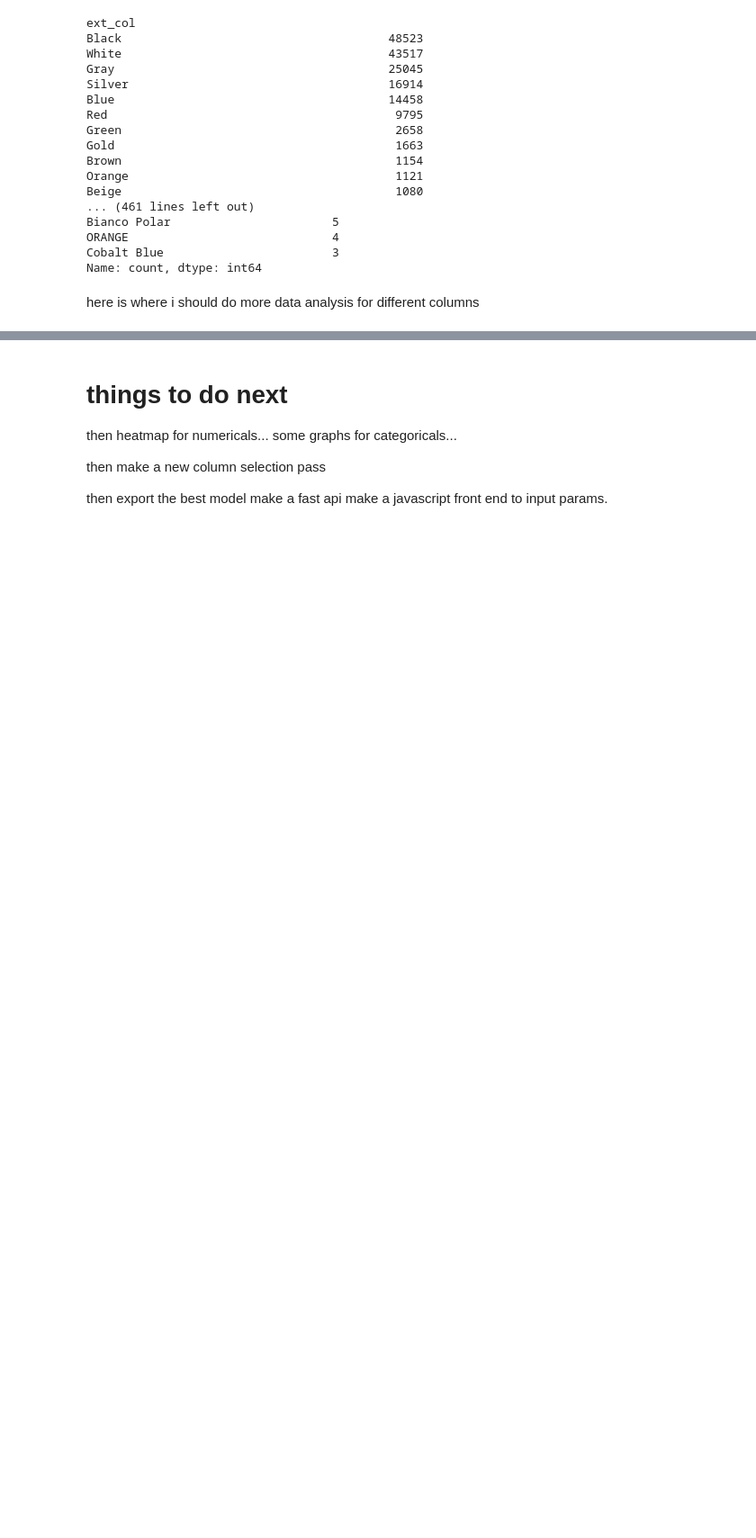
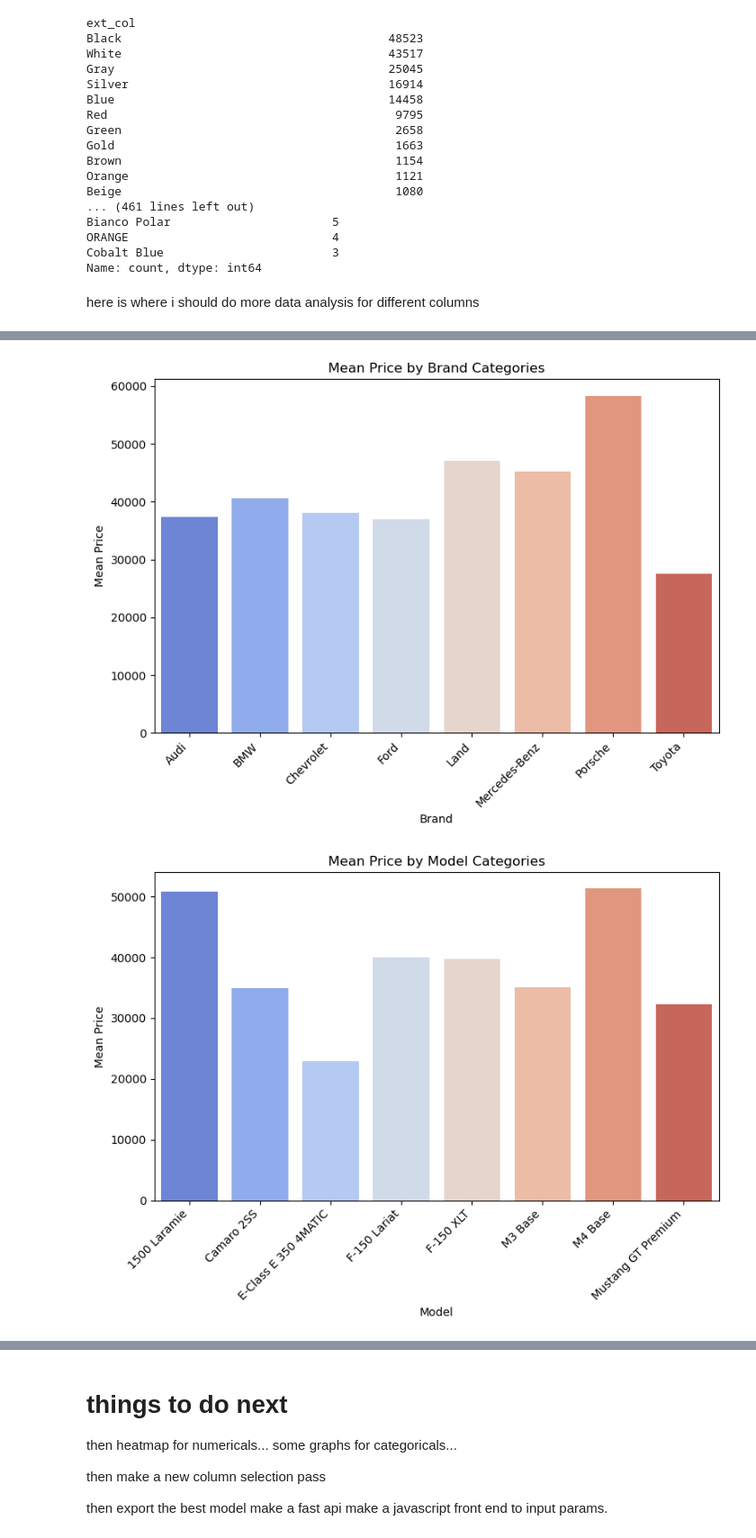
Before and after one commit to DanT52/CarPricePrediction, a Jupyter notebook: notebook.ipynb, the cells around one changed output, grey strips where cells are left out. Shown at 90% size. Drawn from its saved outputs; the diff is of its cells as text; code cells hidden in the pictures; blank space fills up the shorter version.

```diff
--- a/notebook.ipynb
+++ b/notebook.ipynb
@@ -371,0 +340,43 @@ Name: count, dtype: int64
+# %%
+# bar graphs for all columns
+# Define the categorical columns
+categorical_columns = ['brand', 'model', 'fuel_type', 'ext_col', 'int_col',
+                       'accident', 'clean_title', 'electric', 'manual', 'automatic', 'model_age', 'engine', 'transmission']
+
+# Function to select the top 8 most common values for a categorical column and calculate the mean price
+def top_categories_correlation(df, col, target='price', top_n=8):
+    if df[col].nunique() <= 2:  # For binary columns (e.g., True/False)
+        mean_prices = df.groupby(col)[target].mean()
+    else:
+        top_categories = df[col].value_counts().nlargest(top_n).index
+        filtered_data = df[df[col].isin(top_categories)]
+        mean_prices = filtered_data.groupby(col)[target].mean()
+    return mean_prices
+
+# Generate a bar plot for each categorical column
+for col in categorical_columns:
+    plt.figure(figsize=(8, 6))
+    correlation_data = top_categories_correlation(df_train, col, target='price')
+
+    # Convert correlation data to a DataFrame for easier plotting with hue
+    correlation_df = correlation_data.reset_index()
+    correlation_df.columns = [col, 'Mean Price']
+
+    sns.barplot(
+        data=correlation_df,
+        x=col,
+        y='Mean Price',
+        hue=col,  # Assign the x variable to hue
+        dodge=False,  # Prevent splitting bars for hue
+        palette="coolwarm",
+        legend=False  # Suppress legend since hue matches x
+    )
+    plt.title(f"Mean Price by {col.title()} Categories")
+    plt.xlabel(col.title())
+    plt.ylabel("Mean Price")
+    plt.xticks(rotation=45, ha='right')
+    plt.tight_layout()
+    plt.show()
+# %% [output]
+[figure, added]
+[figure, added]
```
Also changed, not shown: parts of 12 cells of this notebook.
